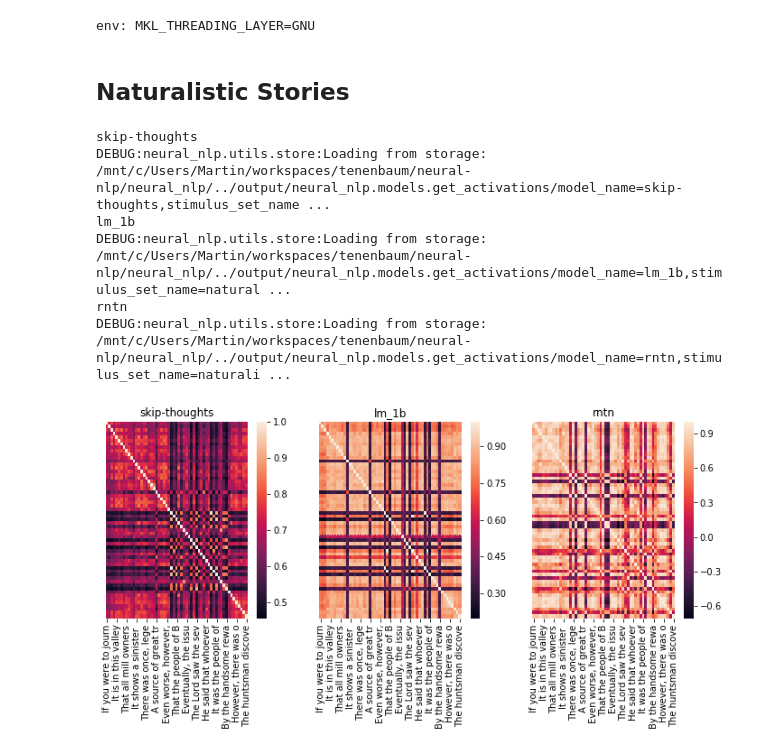
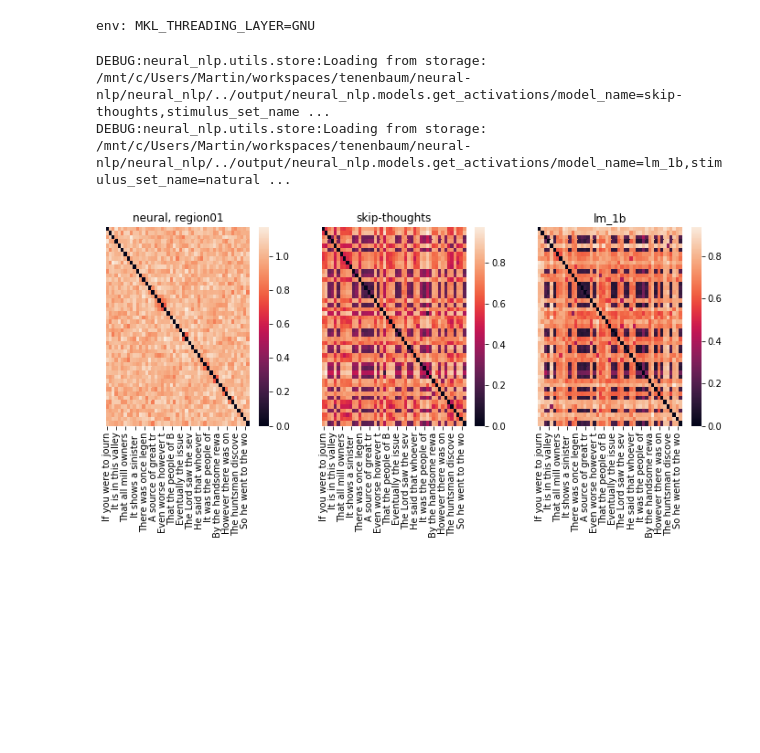
Before and after one commit to mschrimpf/neural-nlp, a Jupyter notebook: results/RSAs.ipynb, the cells around one changed output. Drawn from its saved outputs; the diff is of its cells as text; code cells hidden in the pictures; blank space fills up the shorter version.

Commit message:
plot neural RDMs

```diff
--- a/results/RSAs.ipynb
+++ b/results/RSAs.ipynb
@@ -8,45 +59,47 @@ logging.basicConfig(stream=sys.stdout, level=logging.getLevelName('DEBUG'))
+# %%
+%matplotlib inline
+import numpy as np
+
+num_rows_cols = int(np.ceil(np.sqrt(len(boar_data['region']))))
+fig, axes = pyplot.subplots(num_rows_cols, num_rows_cols)
+
+generator = ((boar_data.sel(region=region), region) for region in boar_data['region'])
+plot_rdms(generator, axes.flatten())
+
+pyplot.savefig('results/RDM-neural.svg')
+pyplot.savefig('results/RDM-neural.png')
+fig.show()
 # %% [markdown]
 ## Models
 # %%
 % env MKL_THREADING_LAYER=GNU
-models = ['skip-thoughts', 'lm_1b', 'rntn']
+models = ['skip-thoughts', 'lm_1b']#, 'rntn']
 # %% [output]
 env: MKL_THREADING_LAYER=GNU
-# %% [markdown]
-## Naturalistic Stories
 # %%
 % matplotlib inline
 
-import seaborn
 from matplotlib import pyplot
 
 from neural_nlp.models import get_activations
 from neural_nlp.stimuli import load_stimuli
-from mkgu.metrics.rdm import RSA
+from mkgu.metrics.rdm import RDM
 
-def plot_rsa(dataset_name):
-    labels = load_stimuli(dataset_name)
-    labels = [label[:20] for label in labels]
+rdm = RDM()
+
+def plot_rdms(dataset_name):
     fig, axes = pyplot.subplots(1, len(models), figsize=(12, 4))
-    for i, model_name in enumerate(models):
-        ax = axes[i]
-        print(model_name)
-        ax.set_title(model_name)
+
+    for model_name, ax in zip(models, axes):
         encodings = get_activations(model_name, dataset_name)  # feed in sentences in context, i.e. with continuity
-        similarities = RSA()(encodings)
-        seaborn.heatmap(similarities, ax=ax)
-        ax.set_xticklabels(labels, rotation=90)
-        ax.get_yaxis().set_visible(False)
-    pyplot.savefig('results/RSA-{}.svg'.format(dataset_name))
-    pyplot.savefig('results/RSA-{}.png'.format(dataset_name))
+        similarities = rdm(encodings)
+        plot_rdm(similarities, model_name, ax)
+    pyplot.savefig('results/RDM-{}.svg'.format(dataset_name))
+    pyplot.savefig('results/RDM-{}.png'.format(dataset_name))
     fig.show()
 
-plot_rsa('naturalistic.Boar')
+plot_rdms('naturalistic-neural-reduced.Boar')
 # %% [output]
-skip-thoughts
 DEBUG:neural_nlp.utils.store:Loading from storage: /mnt/c/Users/Martin/workspaces/tenenbaum/neural-nlp/neural_nlp/../output/neural_nlp.models.get_activations/model_name=skip-thoughts,stimulus_set_name ...
-lm_1b
 DEBUG:neural_nlp.utils.store:Loading from storage: /mnt/c/Users/Martin/workspaces/tenenbaum/neural-nlp/neural_nlp/../output/neural_nlp.models.get_activations/model_name=lm_1b,stimulus_set_name=natural ...
-rntn
-DEBUG:neural_nlp.utils.store:Loading from storage: /mnt/c/Users/Martin/workspaces/tenenbaum/neural-nlp/neural_nlp/../output/neural_nlp.models.get_activations/model_name=rntn,stimulus_set_name=naturali ...
-[figure, old version]
+[figure, new version]
```
Also changed, not shown: parts of 4 cells of this notebook, 1 other file.
